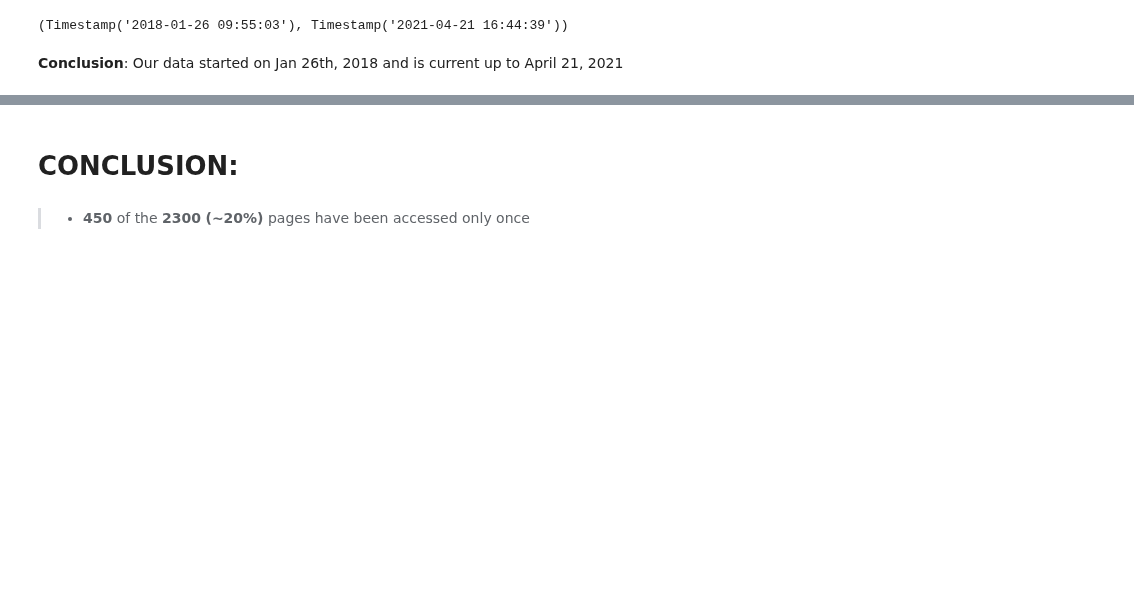
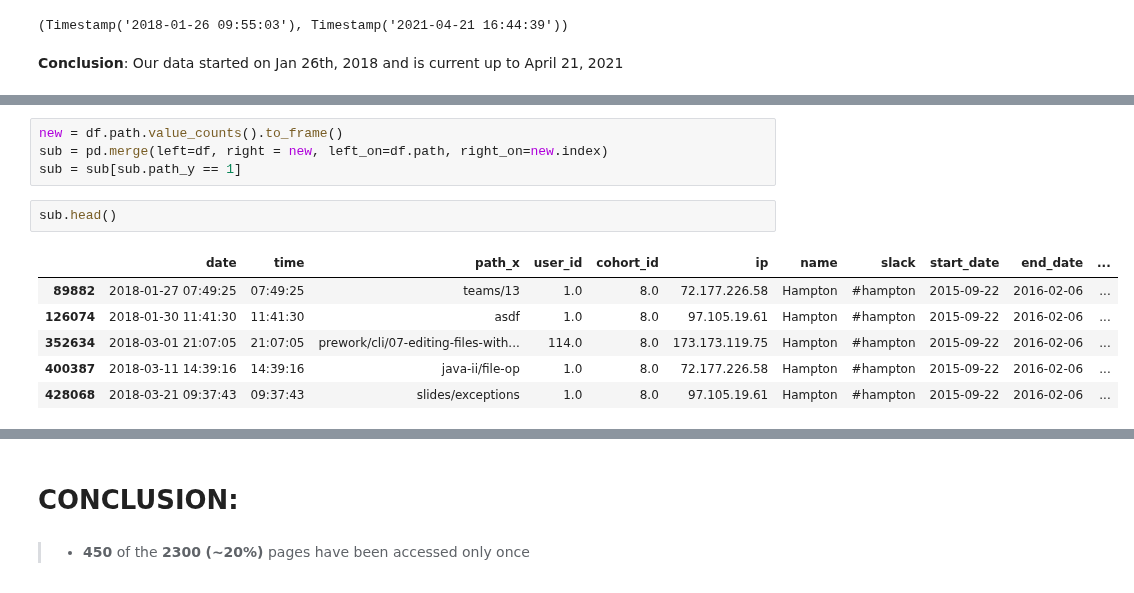
Before and after one commit to AACKV/anomaly_detection_project, a Jupyter notebook: Kyles_notebook.ipynb, the cells around one changed output, grey strips where cells are left out. Drawn from its saved outputs; the diff is of its cells as text; blank space fills up the shorter version.

```diff
--- a/Kyles_notebook.ipynb
+++ b/Kyles_notebook.ipynb
@@ -203,0 +209,13 @@ df.date.min(), df.date.max()
+# %%
+new = df.path.value_counts().to_frame()
+sub = pd.merge(left=df, right = new, left_on=df.path, right_on=new.index)
+sub = sub[sub.path_y == 1]
+# %%
+sub.head()
+# %% [output]
+|  | date | time | path_x | user_id | cohort_id | ip | name | slack | start_date | end_date | ... |
+| 89882 | 2018-01-27 07:49:25 | 07:49:25 | teams/13 | 1.0 | 8.0 | 72.177.226.58 | Hampton | #hampton | 2015-09-22 | 2016-02-06 | ... |
+| 126074 | 2018-01-30 11:41:30 | 11:41:30 | asdf | 1.0 | 8.0 | 97.105.19.61 | Hampton | #hampton | 2015-09-22 | 2016-02-06 | ... |
+| 352634 | 2018-03-01 21:07:05 | 21:07:05 | prework/cli/07-editing-files-with... | 114.0 | 8.0 | 173.173.119.75 | Hampton | #hampton | 2015-09-22 | 2016-02-06 | ... |
+| 400387 | 2018-03-11 14:39:16 | 14:39:16 | java-ii/file-op | 1.0 | 8.0 | 72.177.226.58 | Hampton | #hampton | 2015-09-22 | 2016-02-06 | ... |
+| 428068 | 2018-03-21 09:37:43 | 09:37:43 | slides/exceptions | 1.0 | 8.0 | 97.105.19.61 | Hampton | #hampton | 2015-09-22 | 2016-02-06 | ... |
```
Also changed, not shown: parts of 41 cells of this notebook.
